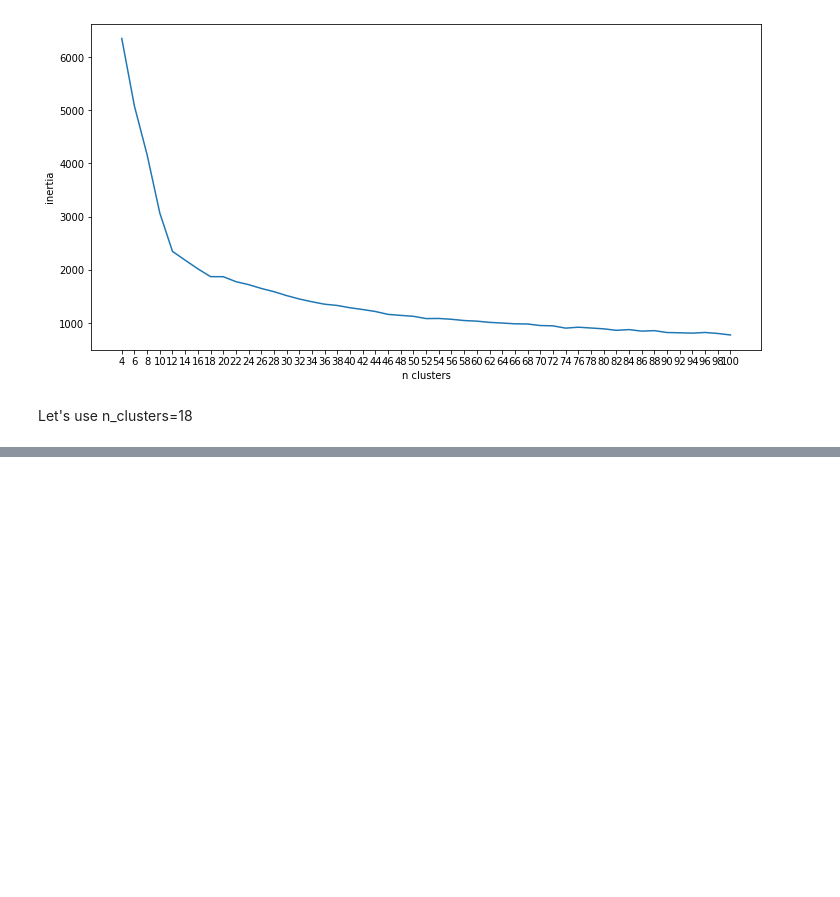
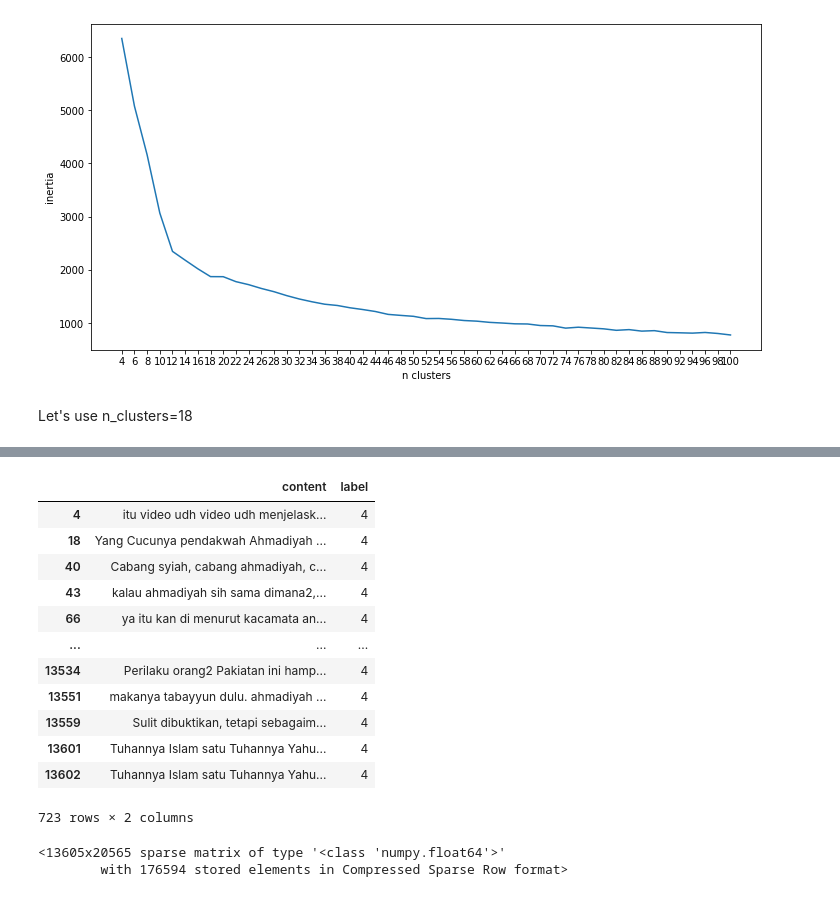
Before and after one commit to iddzzz/netizen-sentiment-analysis, a Jupyter notebook: clustering.ipynb, the cells around one changed output, grey strips where cells are left out. Cells and saved outputs as stored; diff of their text form; code cells hidden in the pictures; blank space fills up the shorter version.

```diff
--- a/clustering.ipynb
+++ b/clustering.ipynb
@@ -97,0 +147,21 @@ df['label'] = labels
+# %%
+df[['content', 'label']][df.label == 4]
+# %% [output]
+|  | content | label |
+| 4 | itu video udh video udh menjelask... | 4 |
+| 18 | Yang Cucunya pendakwah Ahmadiyah ... | 4 |
+| 40 | Cabang syiah, cabang ahmadiyah, c... | 4 |
+| 43 | kalau ahmadiyah sih sama dimana2,... | 4 |
+| 66 | ya itu kan di menurut kacamata an... | 4 |
+| ... | ... | ... |
+| 13534 | Perilaku orang2 Pakiatan ini hamp... | 4 |
+| 13551 | makanya tabayyun dulu. ahmadiyah ... | 4 |
+| 13559 | Sulit dibuktikan, tetapi sebagaim... | 4 |
+| 13601 | Tuhannya Islam satu Tuhannya Yahu... | 4 |
+| 13602 | Tuhannya Islam satu Tuhannya Yahu... | 4 |
+723 rows × 2 columns
+# %%
+csr_mat
+# %% [output]
+<13605x20565 sparse matrix of type '<class 'numpy.float64'>'
+        with 176594 stored elements in Compressed Sparse Row format>
```
Also changed, not shown: parts of 7 cells of this notebook.
